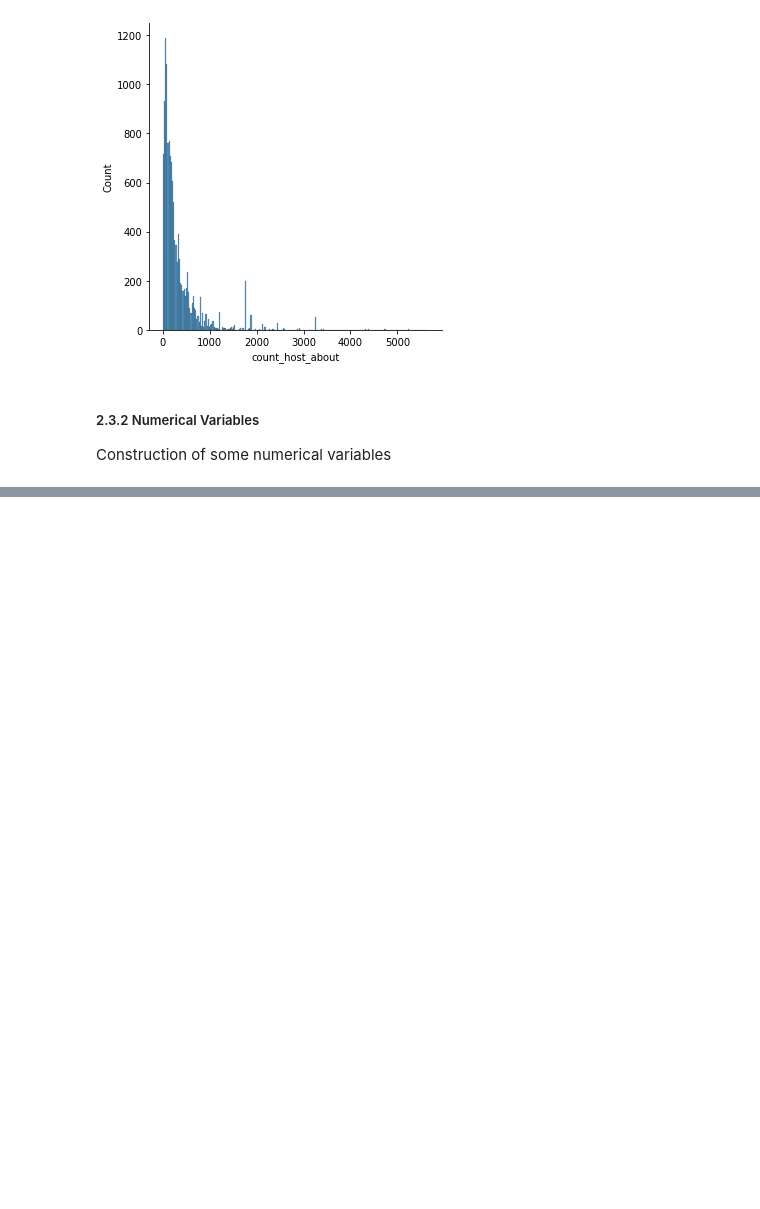
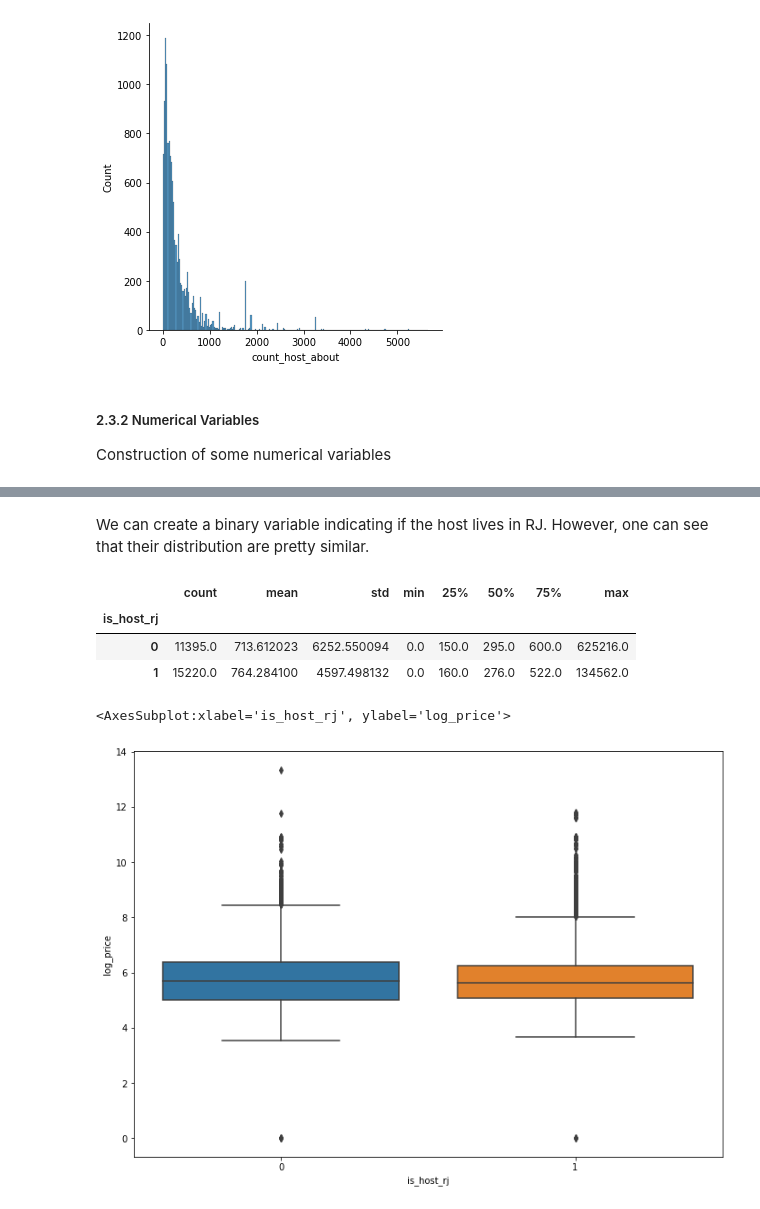
Before and after one commit to bluegardier/airbnb_prediction, a Jupyter notebook: notebooks/data_exploration_airbnb.ipynb, the cells around one changed output, grey strips where cells are left out. Saved outputs shown, nothing was run; the diff lists cells and outputs as text; code cells hidden in the pictures; blank space fills up the shorter version.

```diff
--- a/notebooks/data_exploration_airbnb.ipynb
+++ b/notebooks/data_exploration_airbnb.ipynb
@@ -276,0 +359,6 @@ df.drop(to_drop, axis=1, inplace=True)
+# %%
+# The variable is mostly constant here.
+df['host_response_rate'] = df['host_response_rate'].str.slice(0,-1)
+df['host_response_rate'] = df['host_response_rate'].fillna(0)
+df['host_response_rate'] = df['host_response_rate'].astype(int)
+df[df['host_response_rate']>0]['host_response_rate'].describe()
@@ -276,0 +375,17 @@ df.drop(to_drop, axis=1, inplace=True)
+# %% [markdown]
+We can create a binary variable indicating if the host lives in RJ. However, one can see that their distribution are pretty similar.
+# %%
+df['is_host_rj'] = eda_utils.creating_host_location(df)
+# %%
+df.groupby('is_host_rj')['price'].describe()
+# %% [output]
+|  | count | mean | std | min | 25% | 50% | 75% | max |
+| is_host_rj |  |  |  |  |  |  |  |  |
+| 0 | 11395.0 | 713.612023 | 6252.550094 | 0.0 | 150.0 | 295.0 | 600.0 | 625216.0 |
+| 1 | 15220.0 | 764.284100 | 4597.498132 | 0.0 | 160.0 | 276.0 | 522.0 | 134562.0 |
+# %%
+eda_utils.plot_configuration()
+sns.boxplot(x=df['is_host_rj'], y=df['log_price'])
+# %% [output]
+<AxesSubplot:xlabel='is_host_rj', ylabel='log_price'>
+[figure, added]
```
Also changed, not shown: parts of 25 cells of this notebook.
